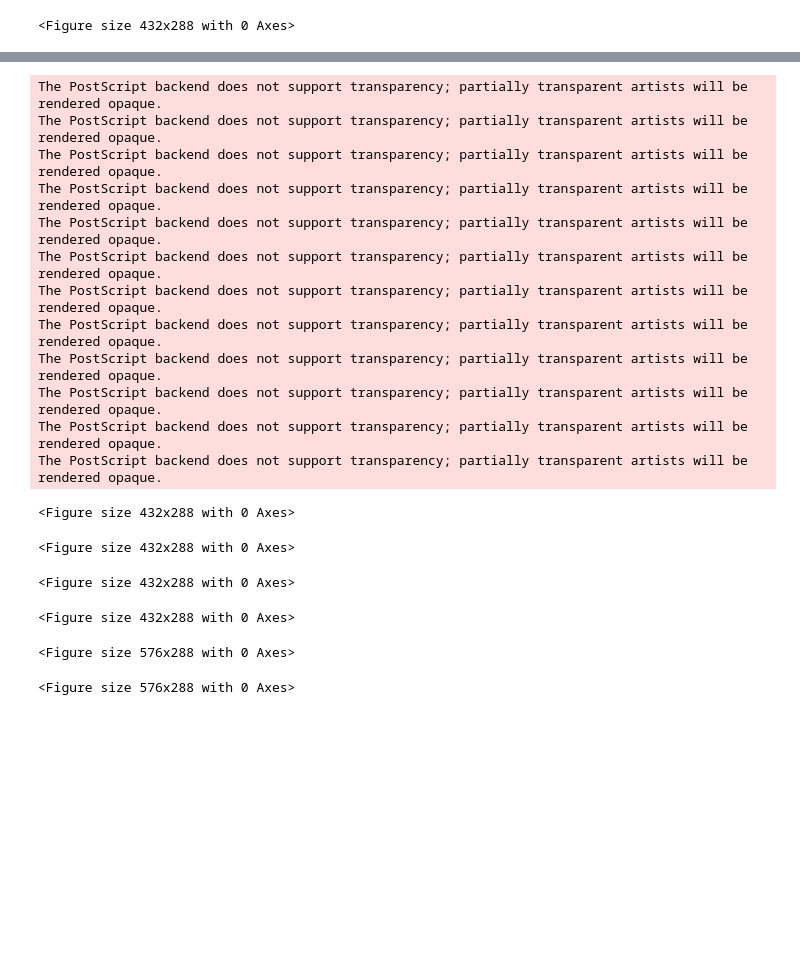
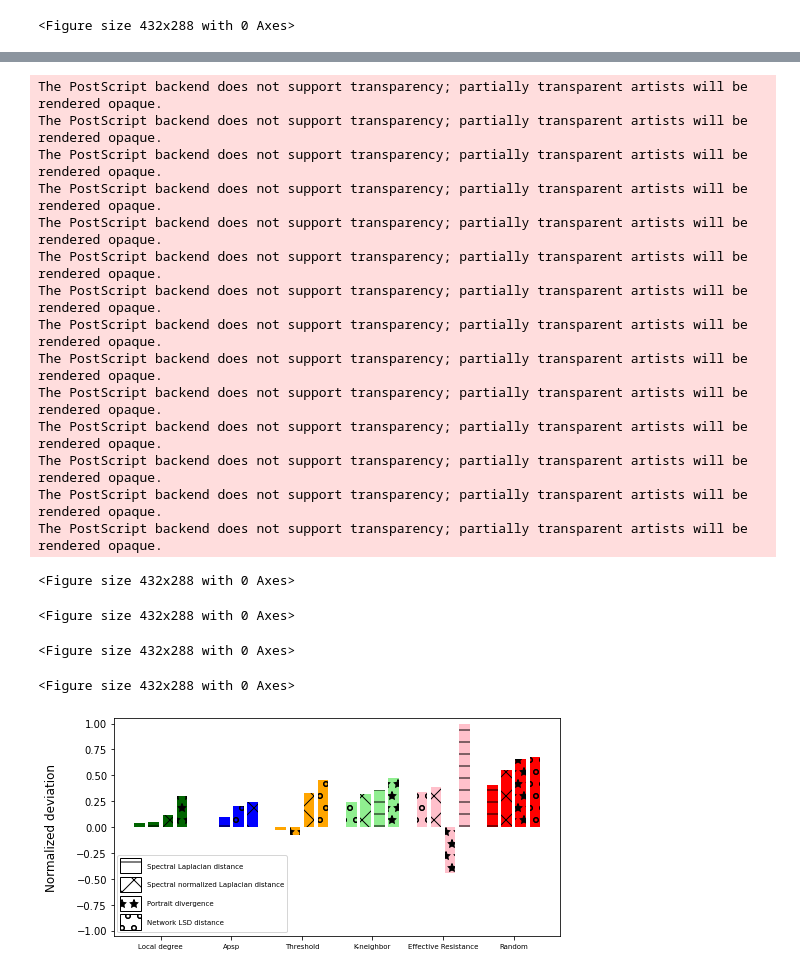
Before and after one commit to NicoHelemon/MAproject, a Jupyter notebook: plotting_report.ipynb, the cells around one changed output, grey strips where cells are left out. Saved outputs shown, nothing was run; the diff lists cells and outputs as text; code cells hidden in the pictures; blank space fills up the shorter version.

```diff
--- a/plotting_report.ipynb
+++ b/plotting_report.ipynb
@@ -58,6 +70,0 @@ The PostScript backend does not support transparency; partially transparent arti
-# %%
-for p in P_NAME:
-    for m in METRICS:
-        plot.perturbation_deviation_by_graph(D_p_dd[p][m.id], m, p, D_p_dd['max'][m.id])
-    plot.perturbation_deviation_by_sparsifier(D_p_dd[p], p)
-    plot.perturbation_deviation_by_metric(D_p_dd[p], p)
@@ -102,8 +82,6 @@ plot = Plot()
 # %%
 D_g_dists, D_g_edges, M_g_dists, M_g_edges = load_gaussian_noise_dfs()
 # %%
-for g in G_NAME:
-    for w in W_NAME:
-        for m in METRICS:
-            plot.gaussian_noise_distances(D_g_dists, g, w, m, y_axis_range = (0, M_g_dists[m.id]))
+for m in METRICS:
+    plot.gaussian_noise_distances(D_g_dists, g, w, m, y_axis_range = (0, M_g_dists[m.id]), report = True)
 # %% [output]
@@ -153,25 +90,25 @@ The PostScript backend does not support transparency; partially transparent arti
 D_g_dd = compute_gaussian_noise_distances_deviation(D_g_dists)
 # %%
 for m in METRICS:
-    plot.gaussian_noise_deviation_by_graph(D_g_dd[m.id], m)
-plot.gaussian_noise_deviation_by_sparsifier(D_g_dd)
-plot.gaussian_noise_deviation_by_metric(D_g_dd)
+    plot.gaussian_noise_deviation_by_graph(D_g_dd[m.id], m, report=True)
+plot.gaussian_noise_deviation_by_sparsifier(D_g_dd, report=True)
 # %% [output]
 The PostScript backend does not support transparency; partially transparent artists will be rendered opaque.
 The PostScript backend does not support transparency; partially transparent artists will be rendered opaque.
 The PostScript backend does not support transparency; partially transparent artists will be rendered opaque.
 The PostScript backend does not support transparency; partially transparent artists will be rendered opaque.
 The PostScript backend does not support transparency; partially transparent artists will be rendered opaque.
 The PostScript backend does not support transparency; partially transparent artists will be rendered opaque.
 The PostScript backend does not support transparency; partially transparent artists will be rendered opaque.
 The PostScript backend does not support transparency; partially transparent artists will be rendered opaque.
 The PostScript backend does not support transparency; partially transparent artists will be rendered opaque.
 The PostScript backend does not support transparency; partially transparent artists will be rendered opaque.
 The PostScript backend does not support transparency; partially transparent artists will be rendered opaque.
 The PostScript backend does not support transparency; partially transparent artists will be rendered opaque.
+The PostScript backend does not support transparency; partially transparent artists will be rendered opaque.
+The PostScript backend does not support transparency; partially transparent artists will be rendered opaque.
 <Figure size 432x288 with 0 Axes>
 <Figure size 432x288 with 0 Axes>
 <Figure size 432x288 with 0 Axes>
 <Figure size 432x288 with 0 Axes>
-<Figure size 576x288 with 0 Axes>
-<Figure size 576x288 with 0 Axes>
+[figure, added]
```
Also changed, not shown: parts of 17 cells of this notebook.
